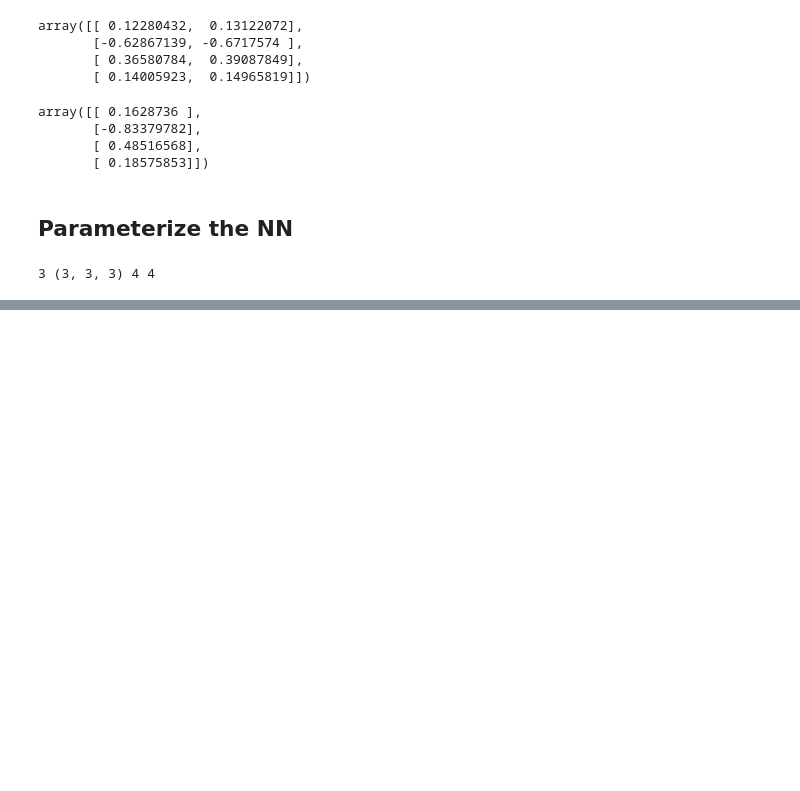
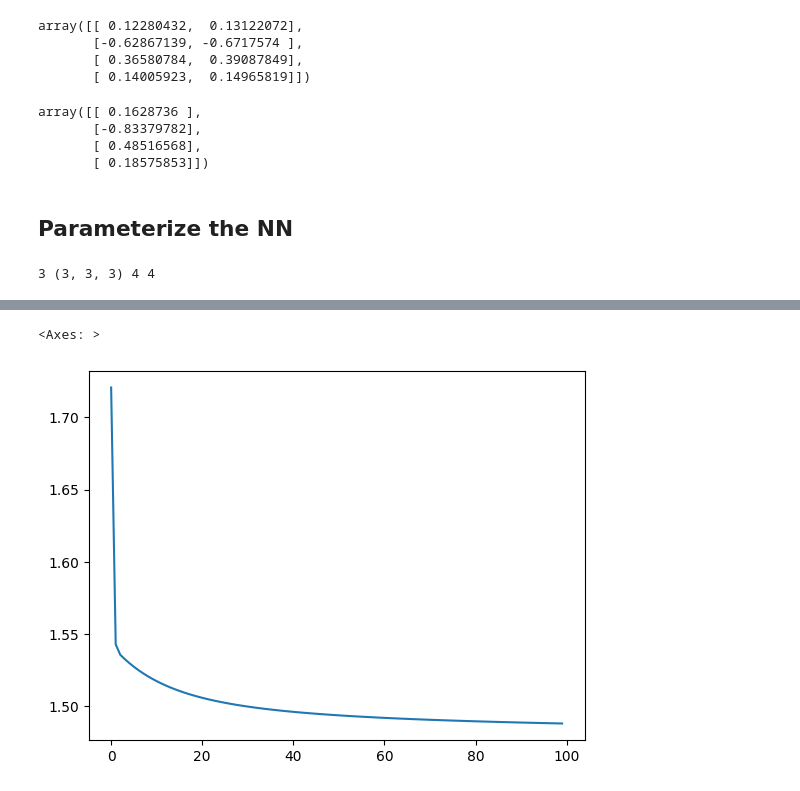
Before and after one commit to bala-baskar/deep_learning_path, a Jupyter notebook: courses/IITM_CS7015_Deep learning/NN_backpropagation_from_scratch.ipynb, the cells around one changed output, grey strips where cells are left out. Cells and saved outputs as stored; diff of their text form; code cells hidden in the pictures; blank space fills up the shorter version.

```diff
--- a/courses/IITM_CS7015_Deep learning/NN_backpropagation_from_scratch.ipynb
+++ b/courses/IITM_CS7015_Deep learning/NN_backpropagation_from_scratch.ipynb
@@ -60,7 +60,7 @@ def y_cat(x):
     return 0
   elif x <=2:
     return 1
-  elif x >= 5:
+  elif x > 5:
     return 3
   else:
     return 2
@@ -368,0 +379,9 @@ grad_h, grad_a, grad_w, grad_b
+# %%
+INPUT_SIZE = X.shape[1]
+HIDDEN_LAYER = (100,100)
+OUTPUT_SIZE = y_true.shape[1]
+NUM_LAYERS = len(HIDDEN_LAYER) + 1
+learning_rate = 0.01
+epochs = 100
+BATCH_SIZE = 4
+print(INPUT_SIZE,HIDDEN_LAYER,OUTPUT_SIZE,NUM_LAYERS,BATCH_SIZE,learning_rate)
@@ -368,0 +390,15 @@ grad_h, grad_a, grad_w, grad_b
+# %%
+w,b = {},{}
+# Weights initialisation
+for i in range(NUM_LAYERS):
+  if i == 0:
+    w_size = (HIDDEN_LAYER[i],INPUT_SIZE)
+    b_size = (HIDDEN_LAYER[i],1)
+  elif i == NUM_LAYERS - 1:
+    w_size = (OUTPUT_SIZE,HIDDEN_LAYER[-1])
+    b_size = (OUTPUT_SIZE,1)
+  else:
+    w_size = (HIDDEN_LAYER[i],HIDDEN_LAYER[i-1])
+    b_size = (HIDDEN_LAYER[i],1)
+  w[i+1] = np.random.random(w_size)
+  b[i+1] = np.random.random(b_size)
@@ -368,0 +484,5 @@ grad_h, grad_a, grad_w, grad_b
+# %%
+sns.lineplot(x=range(epochs),y=epoch_losses)
+# %% [output]
+<Axes: >
+[figure, added]
```
Also changed, not shown: parts of 11 cells of this notebook.
